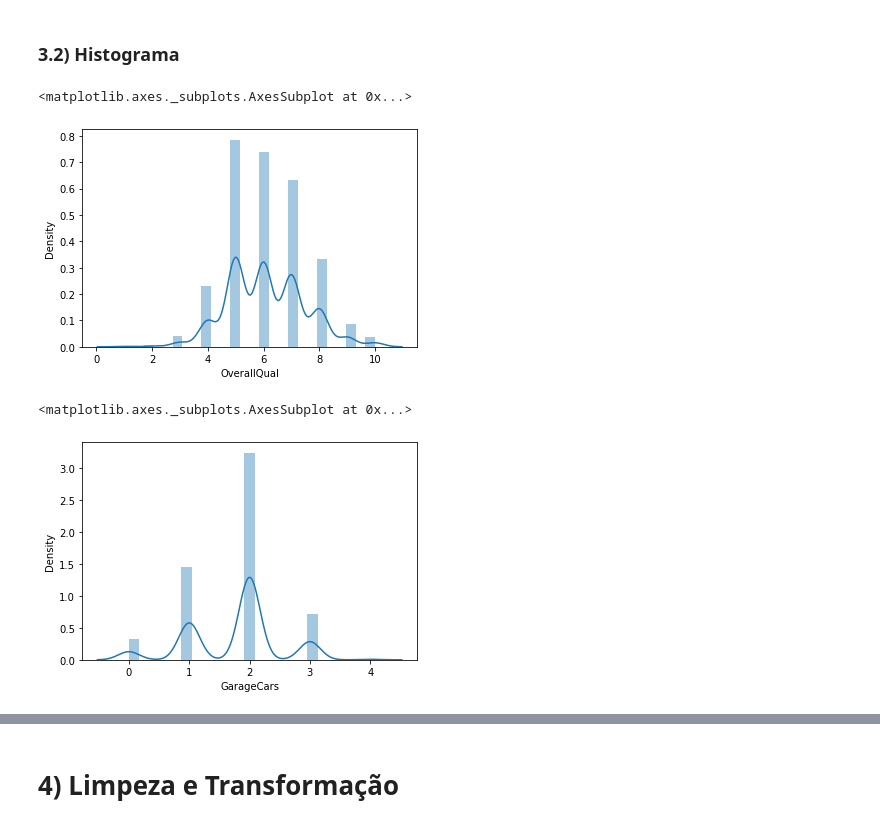
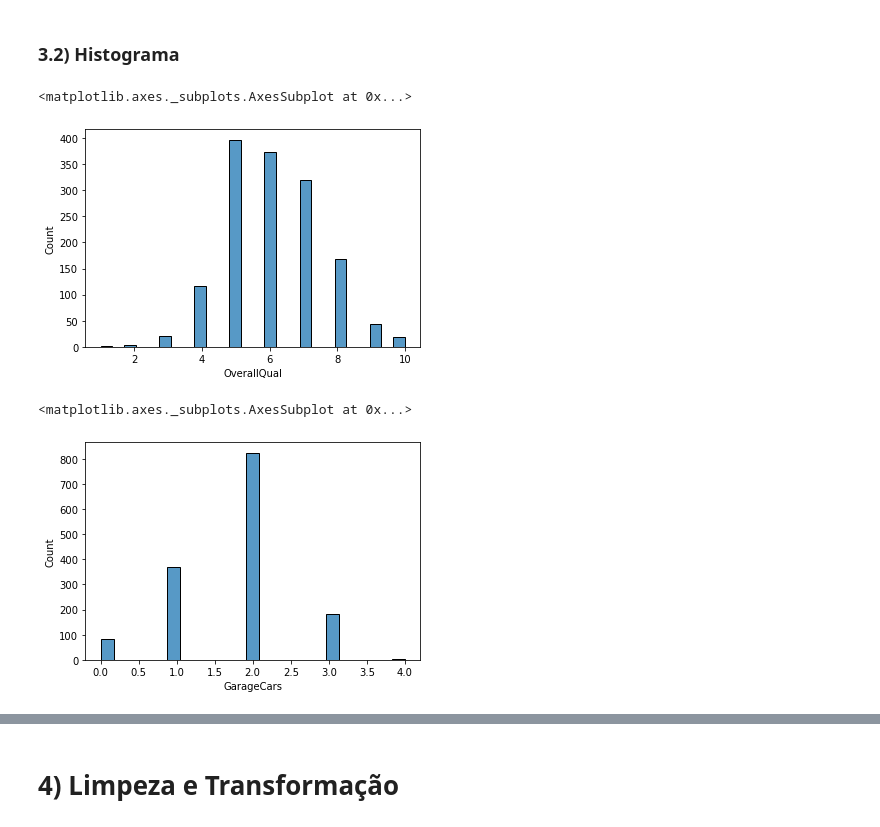
Before and after one commit to withoutCoffee/House_Prices, a Jupyter notebook: Projeto_ICD.ipynb, the cells around one changed output, grey strips where cells are left out. Drawn from its saved outputs; the diff is of its cells as text; code cells hidden in the pictures.

```diff
--- a/Projeto_ICD.ipynb
+++ b/Projeto_ICD.ipynb
@@ -211,13 +215,13 @@ Text(0.5, 1.0, '1stFlrSF x SalePrice')
 # %% [markdown]
 ### 3.2) Histograma
 # %%
-sns.distplot(X_train['OverallQual'])
+sns.histplot(X_train['OverallQual'])
 # %% [output]
 <matplotlib.axes._subplots.AxesSubplot at 0x...>
-[figure, old version]
+[figure, new version]
 # %%
-sns.distplot(X_train['GarageCars'])
+sns.histplot(X_train['GarageCars'])
 # %% [output]
 <matplotlib.axes._subplots.AxesSubplot at 0x...>
-[figure, old version]
+[figure, new version]
 # %%
```
Also changed, not shown: parts of 35 cells of this notebook, 1 other file.
